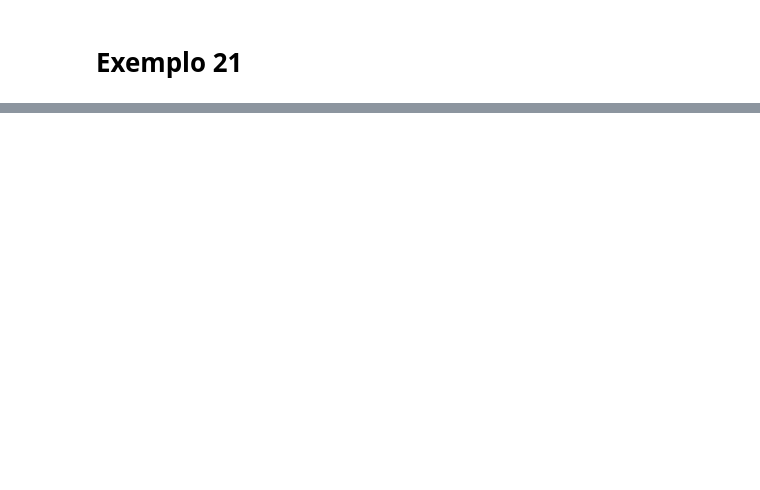
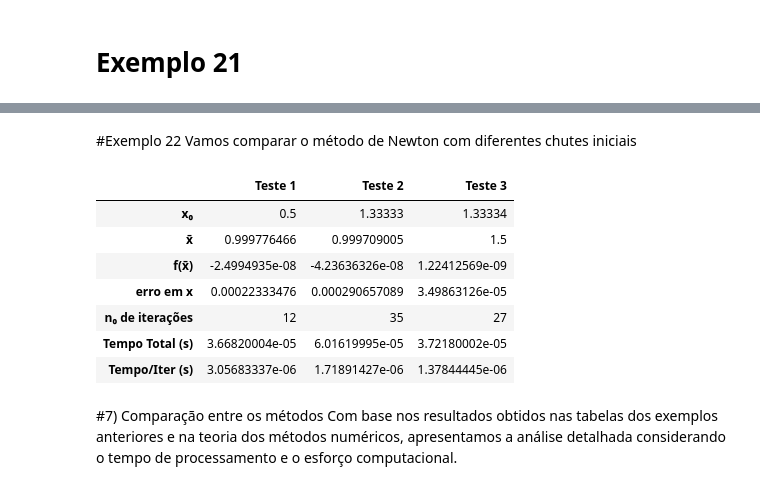
Before and after one commit to Itallo0708/Computational-Mathematics, a Jupyter notebook: notebooks/Atividade_2_1_Zero_reais_de_funções_reais.ipynb, the cells around one changed output, grey strips where cells are left out. Cells and saved outputs as stored; diff of their text form; code cells hidden in the pictures; blank space fills up the shorter version.

Commit message:
Insere as análises comparativas da questão A.

```diff
--- a/notebooks/Atividade_2_1_Zero_reais_de_funções_reais.ipynb
+++ b/notebooks/Atividade_2_1_Zero_reais_de_funções_reais.ipynb
@@ -547,0 +548,53 @@ comparar_metodos(funcao_exemplo21,
+# %% [markdown]
+#Exemplo 22
+Vamos comparar o método de Newton com diferentes chutes iniciais
+# %%
+# Dados iniciais do exemplo 22
+def f_ex22(x):
+    return x**3 - 3.5*(x**2) + 4*x - 1.5
+
+def df_ex22(x):
+    return 3*(x**2) - 7*x + 4
+
+epsilon = 5e-8
+
+# execucção dos testes
+testes = [
+    {"Label": "Teste 1", "x0": 0.5},
+    {"Label": "Teste 2", "x0": 1.33333},
+    {"Label": "Teste 3", "x0": 1.33334}
+]
+
+tabela_resultados = {}
+
+for t in testes:
+    x0_inicial = t["x0"]
+
+    x, fx, erro, k, tempo, tempo_interacao = metodo_newton(f_ex22, df_ex22, x0_inicial, epsilon)
+
+    tabela_resultados[t["Label"]] = {
+      "x₀": x0_inicial,
+      "x̄": x,
+      "f(x̄)": fx,
+      "erro em x": erro,
+      "n₀ de iterações": k,
+      "Tempo Total (s)": tempo,
+      "Tempo/Iter (s)": tempo_interacao
+    }
+
+
+df_ex22 = pd.DataFrame(tabela_resultados)
+pd.options.display.float_format = '{:.9g}'.format
+display(df_ex22)
+# %% [output]
+|  | Teste 1 | Teste 2 | Teste 3 |
+| x₀ | 0.5 | 1.33333 | 1.33334 |
+| x̄ | 0.999776466 | 0.999709005 | 1.5 |
+| f(x̄) | -2.4994935e-08 | -4.23636326e-08 | 1.22412569e-09 |
+| erro em x | 0.00022333476 | 0.000290657089 | 3.49863126e-05 |
+| n₀ de iterações | 12 | 35 | 27 |
+| Tempo Total (s) | 3.66820004e-05 | 6.01619995e-05 | 3.72180002e-05 |
+| Tempo/Iter (s) | 3.05683337e-06 | 1.71891427e-06 | 1.37844445e-06 |
+# %% [markdown]
+#7) Comparação entre os métodos
+Com base nos resultados obtidos nas tabelas dos exemplos anteriores e na teoria dos métodos numéricos, apresentamos a análise detalhada considerando o tempo de processamento e o esforço computacional.
```
Also changed, not shown: parts of 7 cells of this notebook.
